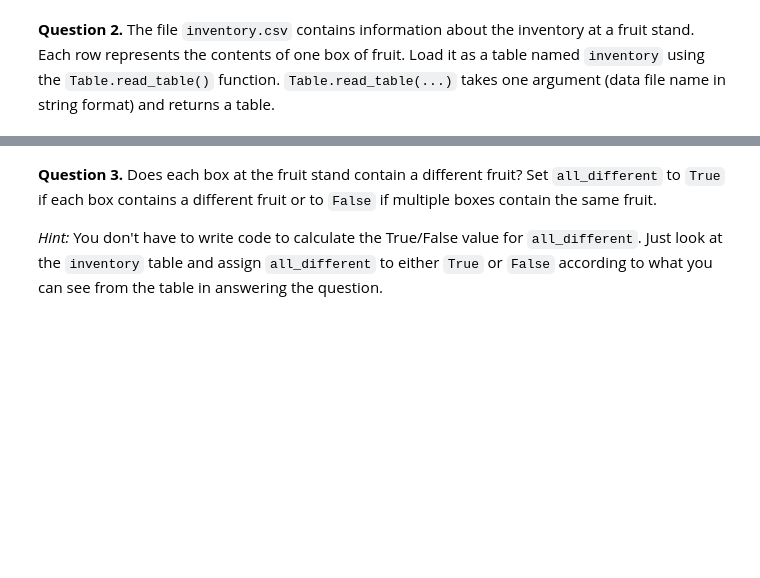
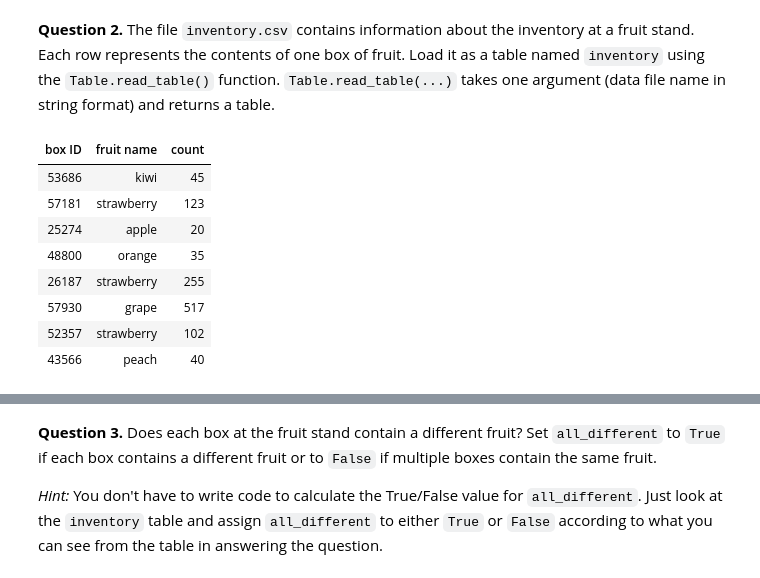
Before and after one commit to Jadenwill075/Intro-to-Data-Analytics, a Jupyter notebook: hw02.ipynb, the cells around one changed output, grey strips where cells are left out. Saved outputs shown, nothing was run; the diff lists cells and outputs as text; code cells hidden in the pictures; blank space fills up the shorter version.

```diff
--- a/hw02.ipynb
+++ b/hw02.ipynb
@@ -470,7 +378,17 @@ grader.check("q5_1")
 # %% [markdown]
 **Question 2.** The file `inventory.csv` contains information about the inventory at a fruit stand.  Each row represents the contents of one box of fruit. Load it as a table named `inventory` using the `Table.read_table()` function. `Table.read_table(...)` takes one argument (data file name in string format) and returns a table.
 # %%
-inventory = ...
+inventory = Table.read_table('inventory.csv')
 inventory
+# %% [output]
+| box ID | fruit name | count |
+| 53686 | kiwi | 45 |
+| 57181 | strawberry | 123 |
+| 25274 | apple | 20 |
+| 48800 | orange | 35 |
+| 26187 | strawberry | 255 |
+| 57930 | grape | 517 |
+| 52357 | strawberry | 102 |
+| 43566 | peach | 40 |
 # %%
 grader.check("q5_2")
```
Also changed, not shown: parts of 31 cells of this notebook, 1 other file.
